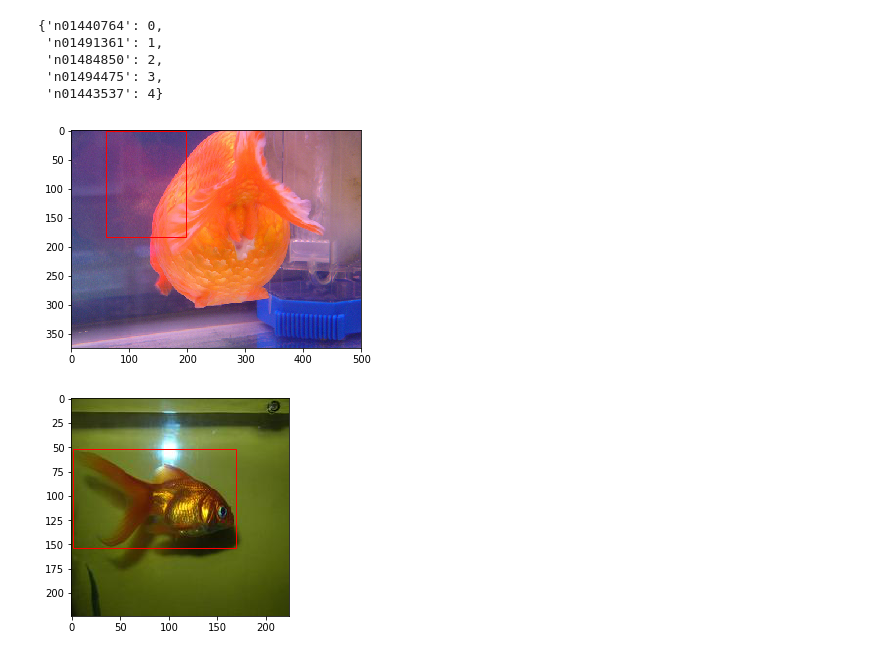
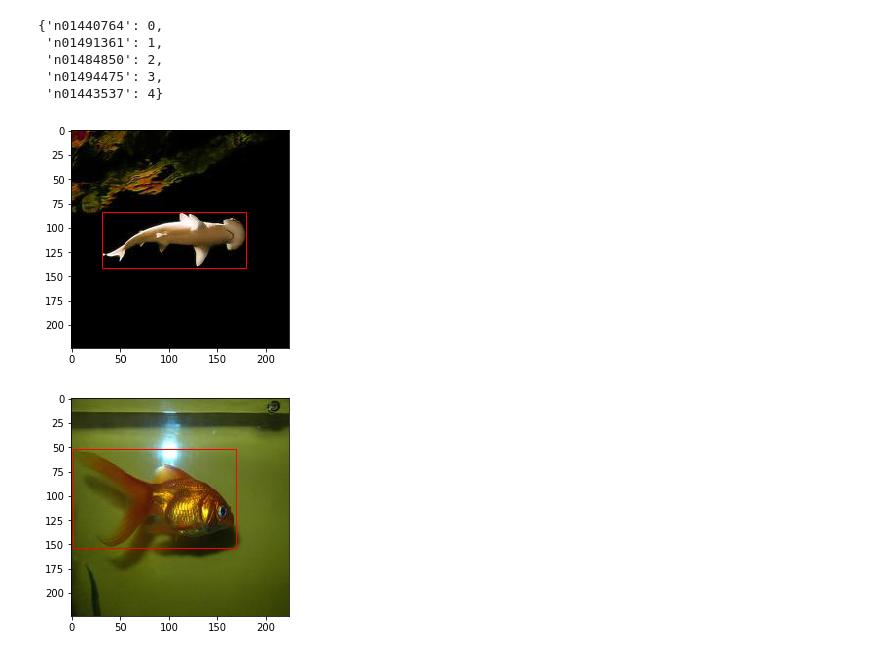
Before and after one commit to alswilli/Object-Classificaton-and-Localization-on-ImageNet, a Jupyter notebook: prepare-ssd.ipynb, the cells around one changed output. Drawn from its saved outputs; the diff is of its cells as text; code cells hidden in the pictures.

```diff
--- a/prepare-ssd.ipynb
+++ b/prepare-ssd.ipynb
@@ -138,41 +138,41 @@ path = 'RealImageNet/'
 traindir = os.path.join(path, 'ImageNetSubsample', 'Data', 'CLS-LOC', 'train')
 ssd_path = 'ssd-imagenet'
 df =  pd.read_csv(os.path.join(ssd_path, 'labels_train.csv'))
-num = 20
+num = 22
 imgname = df.image[num]
 xmin = df.xmin[num]
 xmax = df.xmax[num]
 ymin = df.ymin[num]
 ymax = df.ymax[num]
 
 raw_imgpath = os.path.join(traindir, imgname.split('_')[0], imgname)
 new_imgpath = os.path.join(ssd_path, imgname)
 img = Image.open(new_imgpath)
 
 width, height = img.size
 size = 224
 
 from matplotlib import pyplot as plt
 %matplotlib inline
 
 
-im = np.array(Image.open(raw_imgpath), dtype=np.uint8)
+im = np.array(Image.open(new_imgpath), dtype=np.uint8)
 # plt.imshow(im)
 # # Create figure and axes
 fig,ax = plt.subplots(1)
 
 # # Display the image
 ax.imshow(im)
 
 # # Create a Rectangle patch
 rect = patches.Rectangle((xmin, ymin),(xmax-xmin),(ymax-ymin),linewidth=1,edgecolor='r',facecolor='none')
 
 # # Add the patch to the Axes
 ax.add_patch(rect)
 
 plt.show()
 # %% [output]
-[figure, old version]
+[figure, new version]
 # %%
 x_ratio = width / size
 y_ratio = height / size
```
Also changed, not shown: parts of 1 cell of this notebook.
